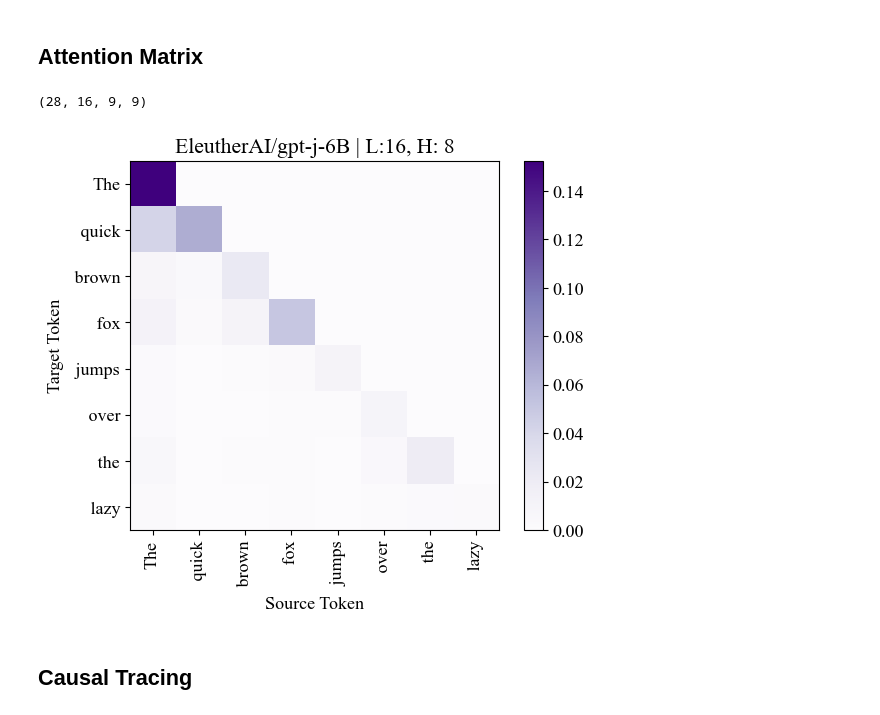
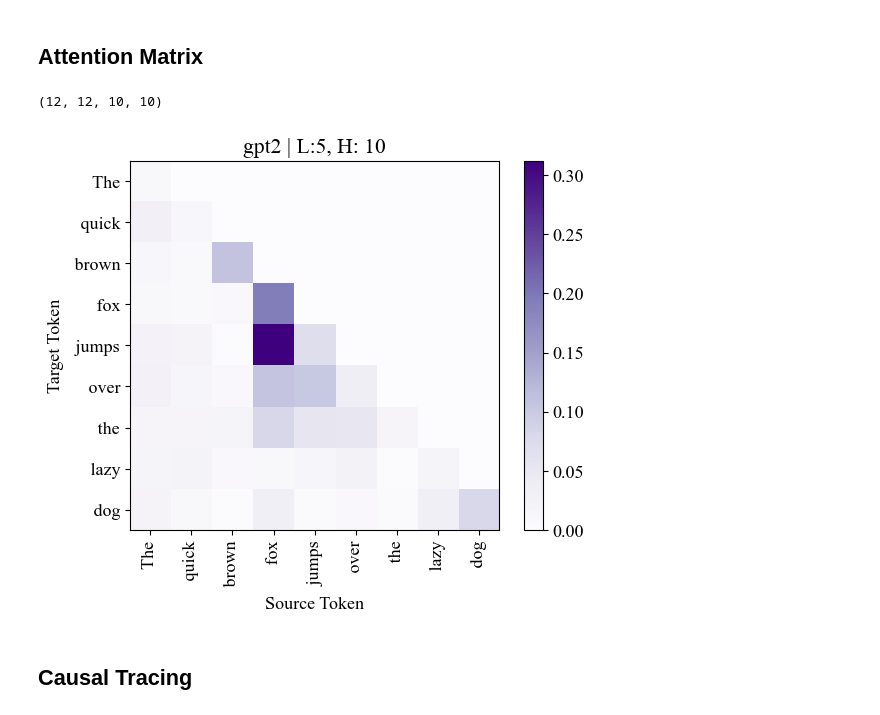
Before and after one commit to arnab-api/llmdistil, a Jupyter notebook: backend/notebooks/demo.ipynb, the cells around one changed output. Drawn from its saved outputs; the diff is of its cells as text; code cells hidden in the pictures.

```diff
--- a/backend/notebooks/demo.ipynb
+++ b/backend/notebooks/demo.ipynb
@@ -16,8 +16,8 @@ torch.__version__, transformers.__version__, torch.version.cuda
 from src.models import ModelandTokenizer
 from src import models
 
-# MODEL_PATH = "gpt2"
-MODEL_PATH = "EleutherAI/gpt-j-6B"
+MODEL_PATH = "gpt2"
+# MODEL_PATH = "EleutherAI/gpt-j-6B"
 # MODEL_PATH = "meta-llama/Llama-2-7b-hf"
 # MODEL_PATH = "mistralai/Mistral-7B-v0.1"
 # MODEL_PATH = "state-spaces/mamba-2.8b-slimpj" # state-spaces/mamba-2.8b
@@ -83,9 +83,15 @@ def get_attention_matrices(
         tokenized_prompt=[mt.tokenizer.decode(tok) for tok in inputs.input_ids[0]] ,
         attention_matrices=attentions.detach().cpu().to(torch.float32).numpy()
     )
+# %%
+# with open("prompt.md", "r") as f:
+#     prompt = f.read()
+
+# prompt = mt.tokenizer.eos_token + " " + prompt
+# print(prompt)
+
+prompt = mt.tokenizer.eos_token + " " + "The quick brown fox jumps over the lazy dog"
 # %%
-prompt = mt.tokenizer.eos_token + "The quick brown fox jumps over the lazy"
-
 attn = get_attention_matrices(
     prompt,
     mt,
@@ -95,7 +101,7 @@ attn.attention_matrices.shape
 
 # attn.to_json()
 # %% [output]
-(28, 16, 9, 9)
+(12, 12, 10, 10)
 # %%
 # ! TODO: Visualize the attention matrices
 
@@ -124,36 +130,36 @@ def visualize_attn_matrix(
         img = plt.imshow(
             attn_matrix[start_idx:, start_idx:],
             cmap=color_scheme,
             interpolation='nearest'
         )
         plt.colorbar(img, orientation='vertical')
 
         plt.xticks(range(len(prompt_tokenized)-start_idx), prompt_tokenized[start_idx:], rotation=90)
         plt.yticks(range(len(prompt_tokenized)-start_idx), prompt_tokenized[start_idx:])
 
         plt.ylabel("Target Token")
         plt.xlabel("Source Token")
 
         if title:
             plt.title(title)
 
         plt.show()
 
 
 #######################################
-layer_no = 16
-head_no = 8
+layer_no = 5
+head_no = 10
 #######################################
 
 visualize_attn_matrix(
     attn.tokenized_prompt,
     attn.get_attn_matrix(layer_no, head_no),
     remove_eos=True,
     title = f"{MODEL_PATH} | L:{layer_no}, H: {head_no}",
     color_scheme="Purples"
 )
 # %% [output]
-[figure, old version]
+[figure, new version]
 # %%
 from src import functional
 attn_detensorized = functional.detensorize_objects(attn)
```
Also changed, not shown: parts of 1 cell of this notebook, 2 other files.
